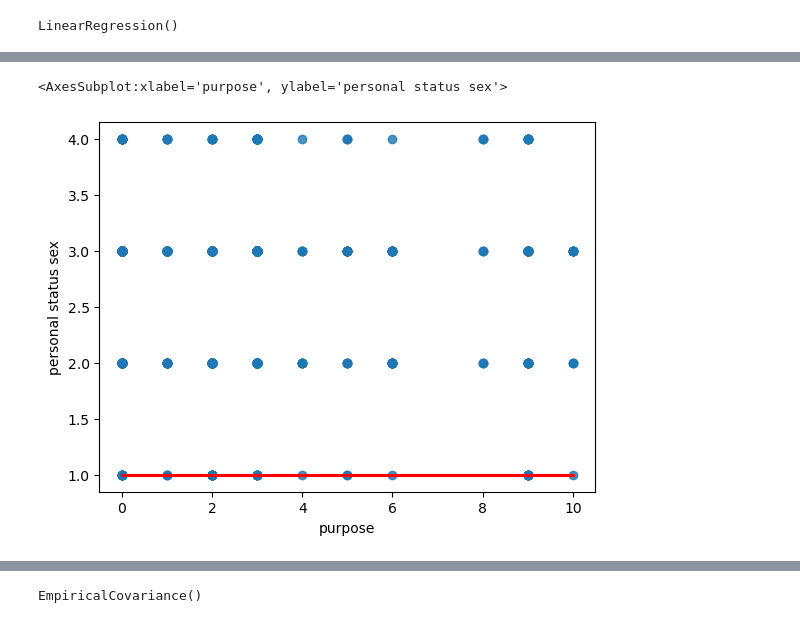
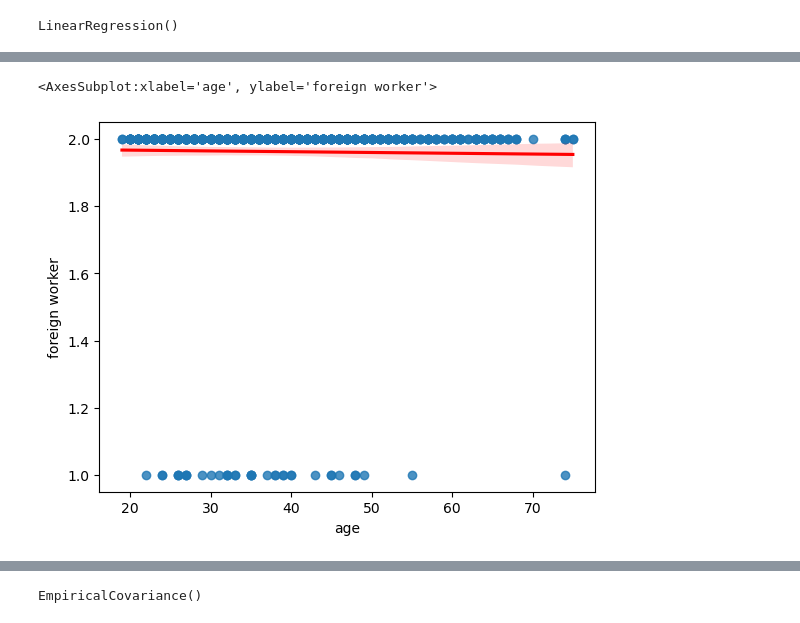
Before and after one commit to nbaggio28/bbq-final-project, a Jupyter notebook: notebooks/sgermancredit.ipynb, the cells around one changed output, grey strips where cells are left out. Cells and saved outputs as stored; diff of their text form; code cells hidden in the pictures.

```diff
--- a/notebooks/sgermancredit.ipynb
+++ b/notebooks/sgermancredit.ipynb
@@ -129,5 +128,5 @@ No handles with labels found to put in legend.
 # %%
-sns.regplot(data=sgcredit_df, y="personal status sex", x="purpose", logistic=True, line_kws=dict(color="r"))
+sns.regplot(data=sgcredit_df, y="foreign worker", x="age", line_kws=dict(color="r"))
 # %% [output]
-<AxesSubplot:xlabel='purpose', ylabel='personal status sex'>
+<AxesSubplot:xlabel='age', ylabel='foreign worker'>
-[figure, old version]
+[figure, new version]
```
Also changed, not shown: parts of 12 cells of this notebook, 1 other file.
